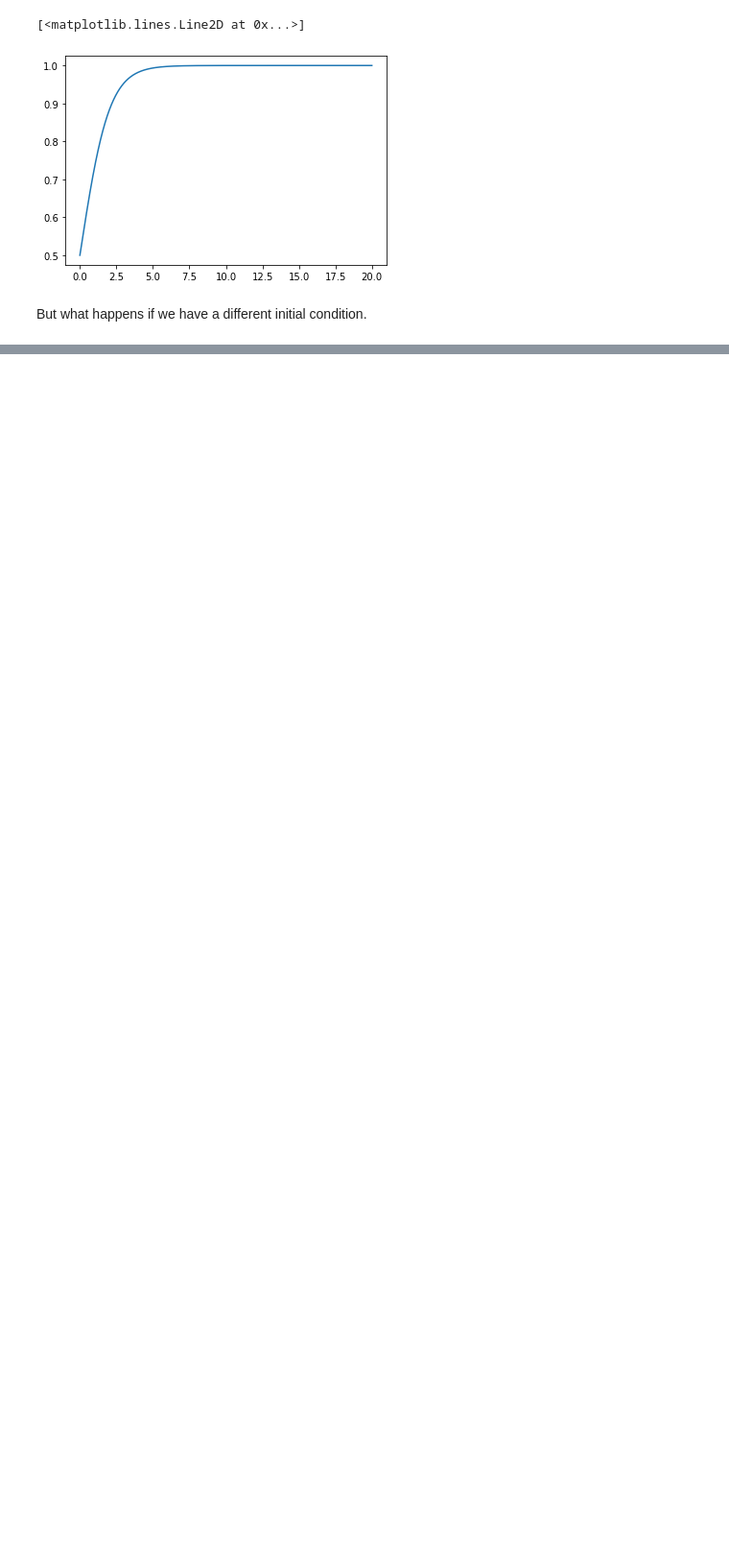
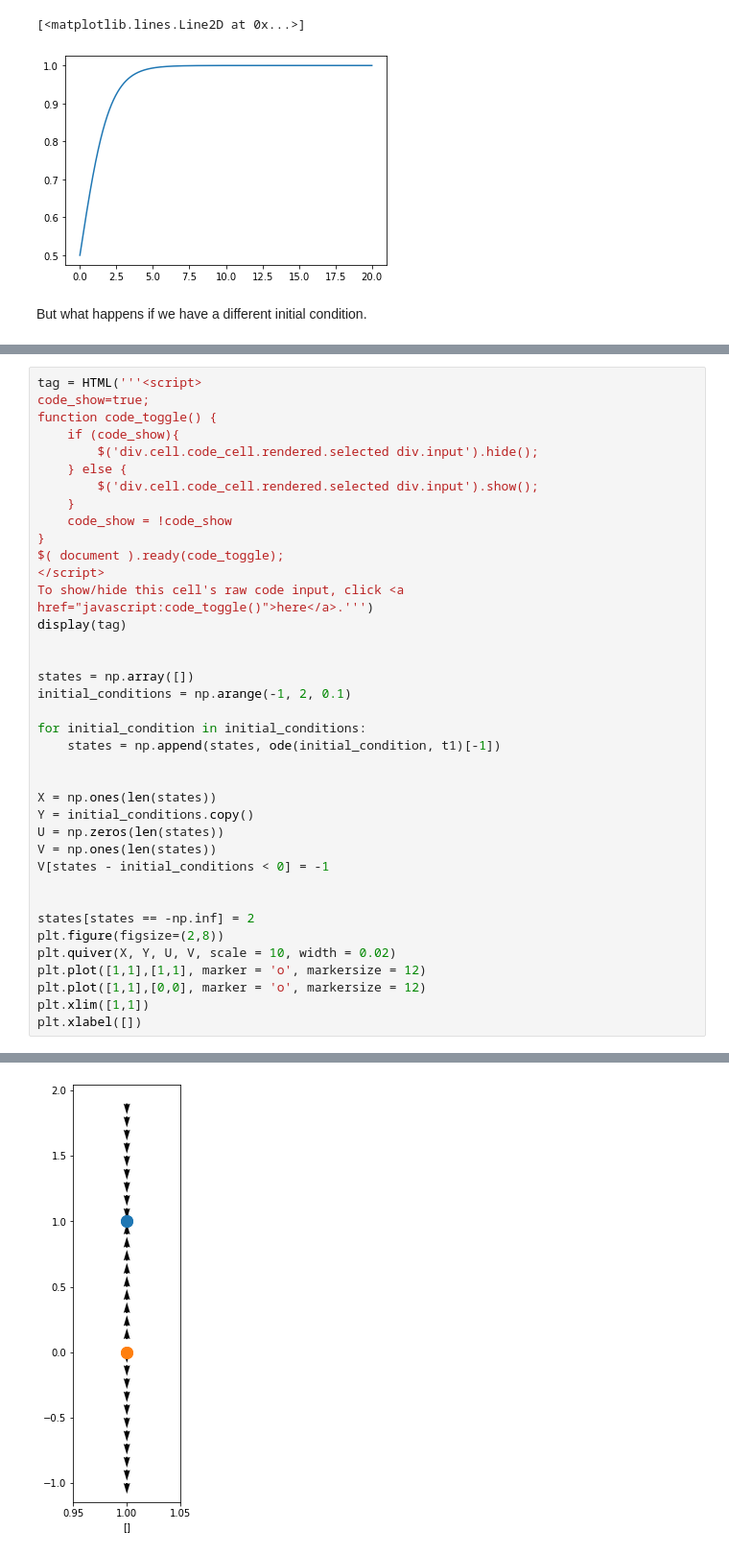
Before and after one commit to t3bol90/personal_blog, a Jupyter notebook: _notebooks/2020-11-12-nonlinear-dynamics.ipynb, the cells around one changed output, grey strips where cells are left out. Shown at 96% size. Cells and saved outputs as stored; diff of their text form; blank space fills up the shorter version.

```diff
--- a/_notebooks/2020-11-12-nonlinear-dynamics.ipynb
+++ b/_notebooks/2020-11-12-nonlinear-dynamics.ipynb
@@ -71,0 +134,39 @@ plt.grid()
+# %%
+tag = HTML('''<script>
+code_show=true;
+function code_toggle() {
+    if (code_show){
+        $('div.cell.code_cell.rendered.selected div.input').hide();
+    } else {
+        $('div.cell.code_cell.rendered.selected div.input').show();
+    }
+    code_show = !code_show
+}
+$( document ).ready(code_toggle);
+</script>
+To show/hide this cell's raw code input, click <a href="javascript:code_toggle()">here</a>.''')
+display(tag)
+
+
+states = np.array([])
+initial_conditions = np.arange(-1, 2, 0.1)
+
+for initial_condition in initial_conditions:
+    states = np.append(states, ode(initial_condition, t1)[-1])
+
+
+X = np.ones(len(states))
+Y = initial_conditions.copy()
+U = np.zeros(len(states))
+V = np.ones(len(states))
+V[states - initial_conditions < 0] = -1
+
+
+states[states == -np.inf] = 2
+plt.figure(figsize=(2,8))
+plt.quiver(X, Y, U, V, scale = 10, width = 0.02)
+plt.plot([1,1],[1,1], marker = 'o', markersize = 12)
+plt.plot([1,1],[0,0], marker = 'o', markersize = 12)
+plt.xlim([1,1])
+plt.xlabel([])
+# %% [output]
@@ -71,0 +175 @@ plt.grid()
+[figure, added]
```
Also changed, not shown: parts of 16 cells of this notebook.
